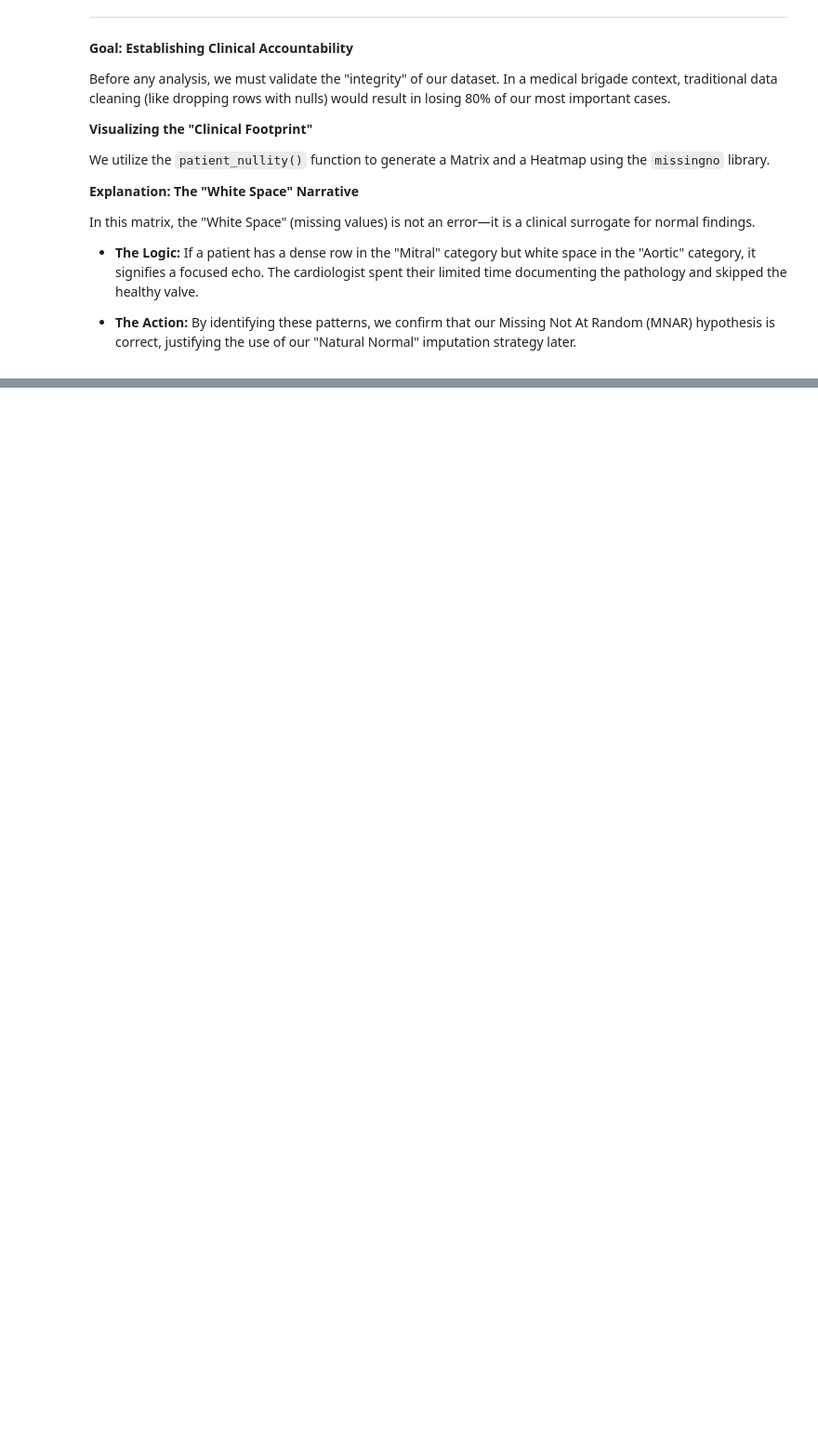
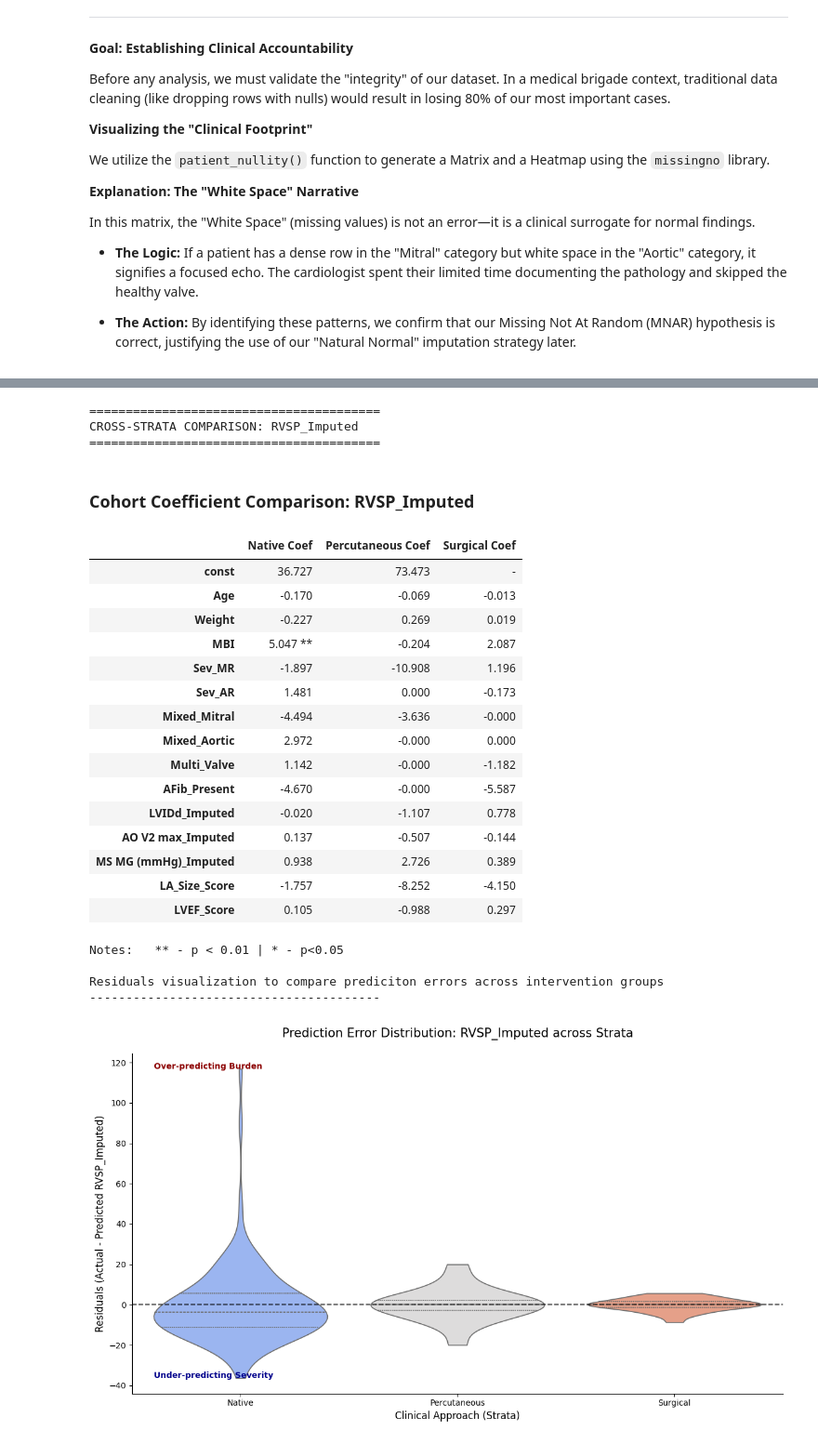
Before and after one commit to enrodri/phl_2025, a Jupyter notebook: phl_2025.ipynb, the cells around one changed output, grey strips where cells are left out. Shown at 93% size. Saved outputs shown, nothing was run; the diff lists cells and outputs as text; code cells hidden in the pictures; blank space fills up the shorter version.

```diff
--- a/phl_2025.ipynb
+++ b/phl_2025.ipynb
@@ -1634,6 +1709,0 @@ strong multicollinearity or other numerical problems.
-# %%
-regression_echo = ['RVSP_Imputed', 'LVIDd_Imputed', 'AO V2 max_Imputed', 'MS MG (mmHg)_Imputed', 'LVEF_Score']
-regression_demographics = ['Age', 'Weight', 'Gender_Male', 'SBP R', 'DBP R', 'Heart rate']
-regression_lesions = ['Mitral_Mixed_Score', 'Aortic_Mixed_Score', 'AFib_Present']
-
-multi_valve_mismatch = stats.run_regression(y_var='Multi_Valve', strata='Native')
@@ -1657,0 +1710,7 @@ strong multicollinearity or other numerical problems.
+# %%
+# Runs regressions using MBI as a dependent variable, only on the Native cohort
+# We comment out the demographics variables but state them here son we don't forget its existance
+# config.regression_demographics = []
+# config.regression_echo = ['RVSP_Imputed', 'LVIDd_Imputed', 'AO V2 max_Imputed', 'MS MG (mmHg)_Imputed', 'LA_Size_Score', 'LVEF_Score']
+config.regression_lesions = ['Sev_MS','Sev_MR', 'Sev_AS', 'Sev_AR', 'Mixed_Mitral', 'Mixed_Aortic', 'Multi_Valve', 'Sev_PH', 'AFib_Present']
+mbi_mismatch_native = stats.run_regression(y_var='MBI', strata='Native')
@@ -1657,0 +1744,7 @@ strong multicollinearity or other numerical problems.
+# %%
+# Now we add echo parameters and remove any variable that may show collinearity
+# We comment out the demographics variables but state them here son we don't forget its existance
+# config.regression_demographics = []
+config.regression_echo = ['RVSP_Imputed', 'LVIDd_Imputed', 'AO V2 max_Imputed', 'MS MG (mmHg)_Imputed', 'LA_Size_Score', 'LVEF_Score']
+config.regression_lesions = ['Sev_MR', 'Sev_AR', 'Mixed_Mitral', 'Mixed_Aortic', 'Multi_Valve', 'AFib_Present']
+mbi_mismatch_native = stats.run_regression(y_var='MBI', strata='Native')
@@ -1657,0 +1777,6 @@ strong multicollinearity or other numerical problems.
+# %%
+# Runs regressions using MBI as a dependent variable, only on the Native cohort
+config.regression_echo = ['RVSP_Imputed', 'LVIDd_Imputed', 'AO V2 max_Imputed', 'MS MG (mmHg)_Imputed', 'LA_Size_Score', 'LVEF_Score']
+config.regression_demographics = ['Age', 'Weight', 'Gender_Male']
+config.regression_lesions = ['Sev_MR', 'Sev_AR', 'Mixed_Mitral', 'Mixed_Aortic', 'Multi_Valve', 'AFib_Present']
+mbi_refined_native = stats.run_regression(y_var='MBI', strata='Native')
@@ -1657,0 +1809,36 @@ strong multicollinearity or other numerical problems.
+# %%
+# Runs regressions using RVSP as a dependent variable
+# We will add MBI to the demographics group
+config.regression_echo = ['RVSP_Imputed', 'LVIDd_Imputed', 'AO V2 max_Imputed', 'MS MG (mmHg)_Imputed', 'LA_Size_Score', 'LVEF_Score']
+config.regression_demographics = ['Age', 'Weight', 'Gender_Male', 'MBI']
+config.regression_lesions = ['Sev_MR', 'Sev_AR', 'Mixed_Mitral', 'Mixed_Aortic', 'Multi_Valve', 'AFib_Present']
+rvsp_mismatch = stats.run_regression(y_var='RVSP_Imputed')
+
+print("Residuals visualization to compare prediciton errors across intervention groups\n" + '-'*40)
+viz.residual_distribution(rvsp_mismatch, y_var='RVSP_Imputed')
+# %% [output]
+========================================
+CROSS-STRATA COMPARISON: RVSP_Imputed
+========================================
+Cohort Coefficient Comparison: RVSP_Imputed
+|  | Native Coef | Percutaneous Coef | Surgical Coef |
+| const | 36.727 | 73.473 | - |
+| Age | -0.170 | -0.069 | -0.013 |
+| Weight | -0.227 | 0.269 | 0.019 |
+| MBI | 5.047 ** | -0.204 | 2.087 |
+| Sev_MR | -1.897 | -10.908 | 1.196 |
+| Sev_AR | 1.481 | 0.000 | -0.173 |
+| Mixed_Mitral | -4.494 | -3.636 | -0.000 |
+| Mixed_Aortic | 2.972 | -0.000 | 0.000 |
+| Multi_Valve | 1.142 | -0.000 | -1.182 |
+| AFib_Present | -4.670 | -0.000 | -5.587 |
+| LVIDd_Imputed | -0.020 | -1.107 | 0.778 |
+| AO V2 max_Imputed | 0.137 | -0.507 | -0.144 |
+| MS MG (mmHg)_Imputed | 0.938 | 2.726 | 0.389 |
+| LA_Size_Score | -1.757 | -8.252 | -4.150 |
+| LVEF_Score | 0.105 | -0.988 | 0.297 |
+Notes:   ** - p < 0.01 | * - p<0.05
+
+Residuals visualization to compare prediciton errors across intervention groups
+----------------------------------------
+[figure, added]
```
Also changed, not shown: parts of 54 cells of this notebook, 34 other files.
